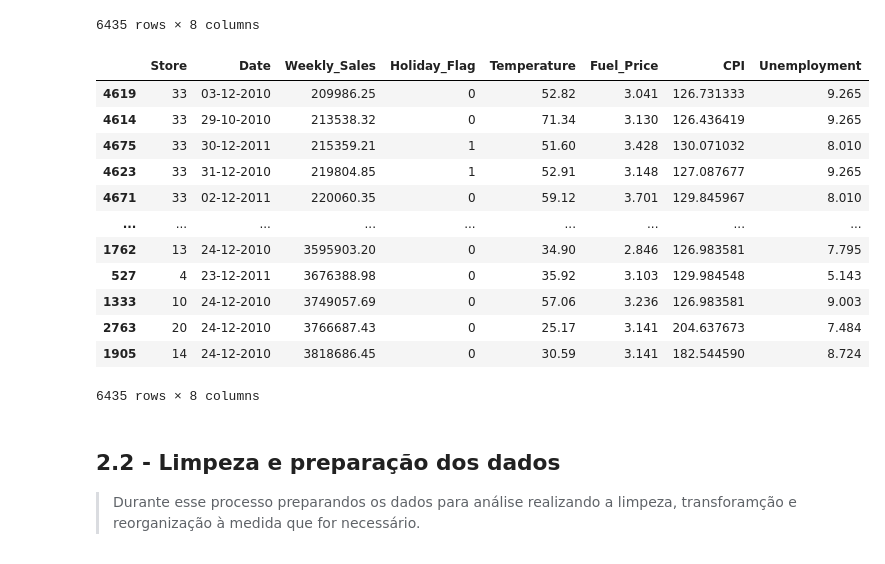
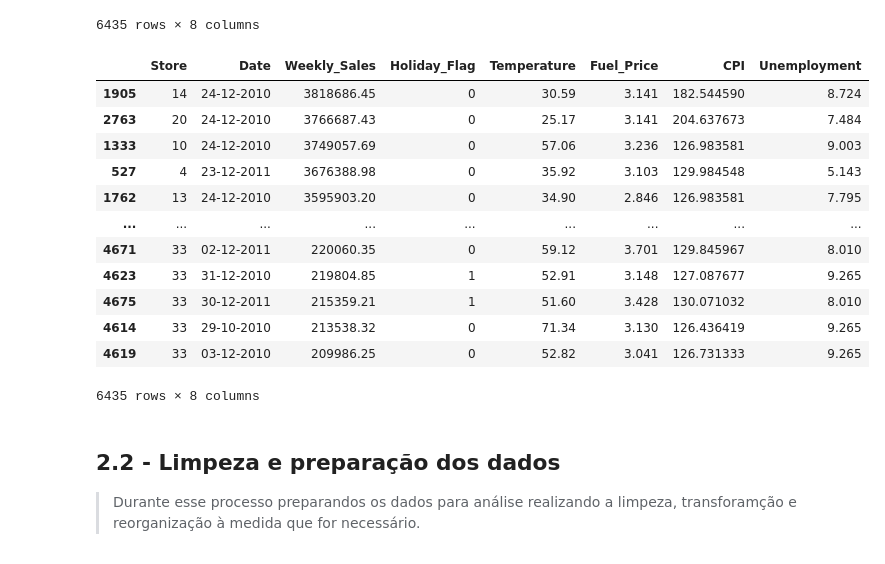
Before and after one commit to michellssGUi/dataScience, a Jupyter notebook: Wallmart_Melhor_Loja.ipynb, the cells around one changed output. Cells and saved outputs as stored; diff of their text form; code cells hidden in the pictures.

```diff
--- a/Wallmart_Melhor_Loja.ipynb
+++ b/Wallmart_Melhor_Loja.ipynb
@@ -67,21 +67,21 @@ df
 | 6434 | 45 | 26-10-2012 | 760281.43 | 0 | 58.85 | 3.882 | 192.308899 | 8.667 |
 6435 rows × 8 columns
 # %%
-df = df.sort_values("Weekly_Sales")
+df = df.sort_values("Weekly_Sales", ascending=False)
 df
 # %% [output]
 |  | Store | Date | Weekly_Sales | Holiday_Flag | Temperature | Fuel_Price | CPI | Unemployment |
+| 1905 | 14 | 24-12-2010 | 3818686.45 | 0 | 30.59 | 3.141 | 182.544590 | 8.724 |
+| 2763 | 20 | 24-12-2010 | 3766687.43 | 0 | 25.17 | 3.141 | 204.637673 | 7.484 |
+| 1333 | 10 | 24-12-2010 | 3749057.69 | 0 | 57.06 | 3.236 | 126.983581 | 9.003 |
+| 527 | 4 | 23-12-2011 | 3676388.98 | 0 | 35.92 | 3.103 | 129.984548 | 5.143 |
+| 1762 | 13 | 24-12-2010 | 3595903.20 | 0 | 34.90 | 2.846 | 126.983581 | 7.795 |
+| ... | ... | ... | ... | ... | ... | ... | ... | ... |
+| 4671 | 33 | 02-12-2011 | 220060.35 | 0 | 59.12 | 3.701 | 129.845967 | 8.010 |
+| 4623 | 33 | 31-12-2010 | 219804.85 | 1 | 52.91 | 3.148 | 127.087677 | 9.265 |
+| 4675 | 33 | 30-12-2011 | 215359.21 | 1 | 51.60 | 3.428 | 130.071032 | 8.010 |
+| 4614 | 33 | 29-10-2010 | 213538.32 | 0 | 71.34 | 3.130 | 126.436419 | 9.265 |
 | 4619 | 33 | 03-12-2010 | 209986.25 | 0 | 52.82 | 3.041 | 126.731333 | 9.265 |
-| 4614 | 33 | 29-10-2010 | 213538.32 | 0 | 71.34 | 3.130 | 126.436419 | 9.265 |
-| 4675 | 33 | 30-12-2011 | 215359.21 | 1 | 51.60 | 3.428 | 130.071032 | 8.010 |
-| 4623 | 33 | 31-12-2010 | 219804.85 | 1 | 52.91 | 3.148 | 127.087677 | 9.265 |
-| 4671 | 33 | 02-12-2011 | 220060.35 | 0 | 59.12 | 3.701 | 129.845967 | 8.010 |
-| ... | ... | ... | ... | ... | ... | ... | ... | ... |
-| 1762 | 13 | 24-12-2010 | 3595903.20 | 0 | 34.90 | 2.846 | 126.983581 | 7.795 |
-| 527 | 4 | 23-12-2011 | 3676388.98 | 0 | 35.92 | 3.103 | 129.984548 | 5.143 |
-| 1333 | 10 | 24-12-2010 | 3749057.69 | 0 | 57.06 | 3.236 | 126.983581 | 9.003 |
-| 2763 | 20 | 24-12-2010 | 3766687.43 | 0 | 25.17 | 3.141 | 204.637673 | 7.484 |
-| 1905 | 14 | 24-12-2010 | 3818686.45 | 0 | 30.59 | 3.141 | 182.544590 | 8.724 |
 6435 rows × 8 columns
 # %% [markdown]
 ## 2.2 - Limpeza e preparação dos dados
```
Also changed, not shown: parts of 24 cells of this notebook.
